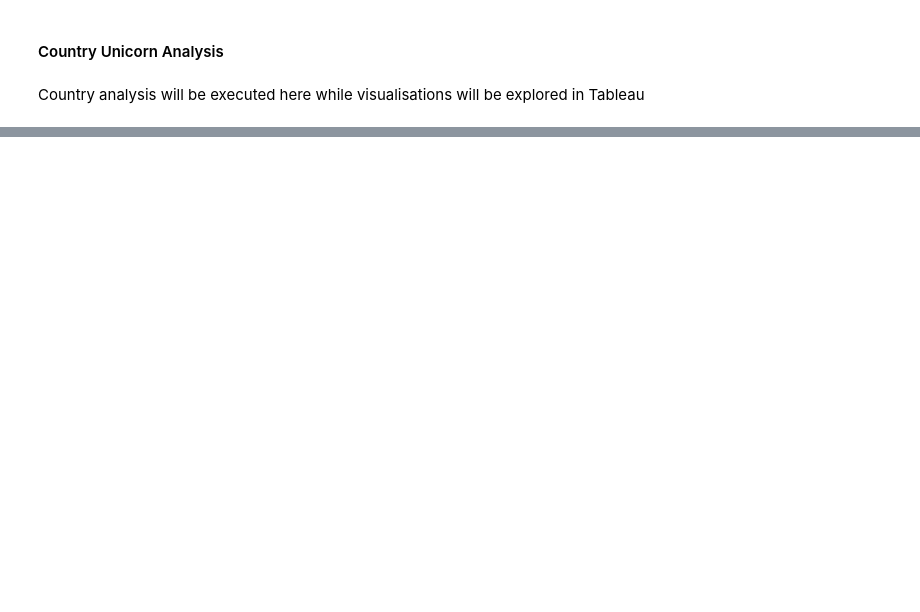
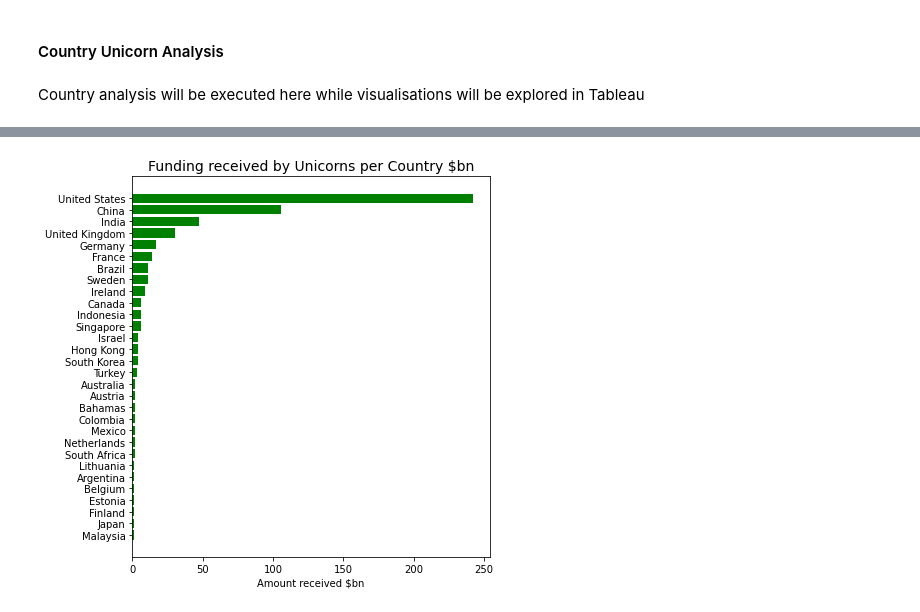
Before and after one commit to Holla-swift/Unicorn_Companies, a Jupyter notebook: Unicorn_company.ipynb, the cells around one changed output, grey strips where cells are left out. Cells and saved outputs as stored; diff of their text form; code cells hidden in the pictures; blank space fills up the shorter version.

```diff
--- a/Unicorn_company.ipynb
+++ b/Unicorn_company.ipynb
@@ -242,0 +302,5 @@ country_unicorn.to_excel('country.xlsx')
+# %%
+# Total Unicorn funding received by country in $'bn
+
+country_funding = df.groupby('Country').sum('Funding')
+country_funding.Funding
@@ -242,0 +325,21 @@ country_unicorn.to_excel('country.xlsx')
+# %%
+x = country_funding.nlargest(30, 'Funding')
+
+x = x.sort_values(
+                    by='Funding',
+                    ascending=True
+)
+
+colors='green'
+
+# bar chart
+plt.barh(x.index, x.Funding, color=colors)
+plt.title('Funding received by Unicorns per Country $bn', size=14)
+plt.xlabel('Amount received $bn')
+
+#define plot size for all plots
+plt.rcParams['figure.figsize'] = [6.4, 7]
+
+plt.show()
+# %% [output]
+[figure, added]
```
Also changed, not shown: parts of 17 cells of this notebook, 1 other file.
